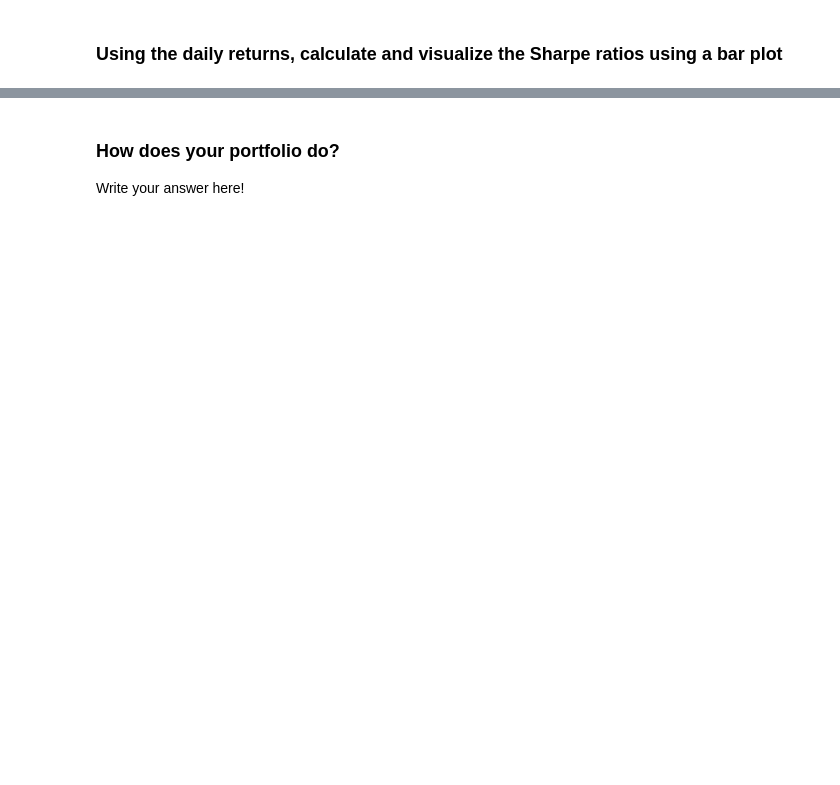
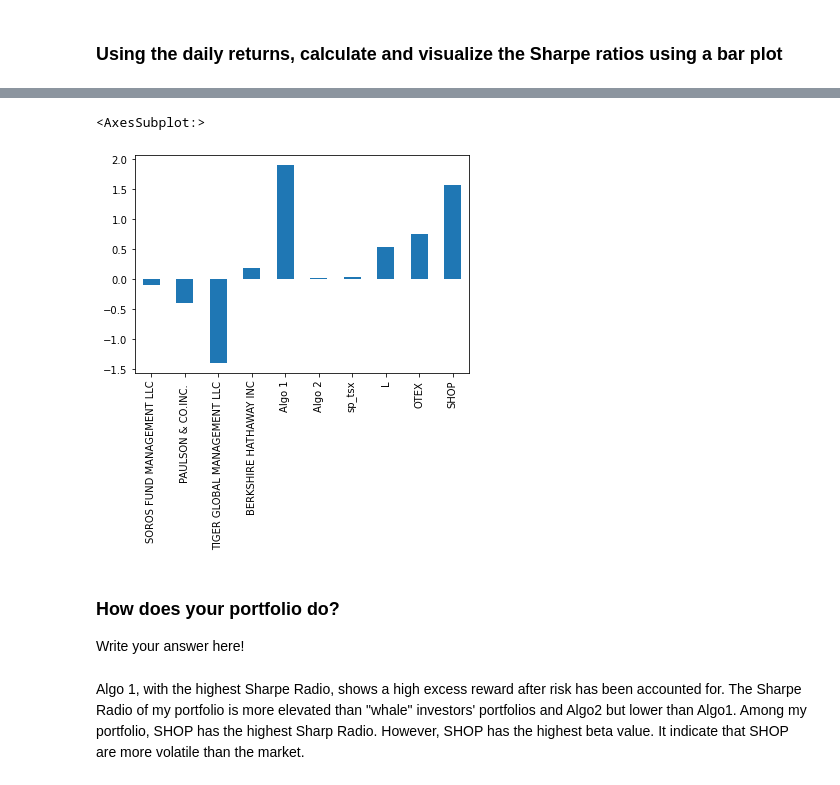
Before and after one commit to WanlinLi2021/Portfolio_Analysis, a Jupyter notebook: whale_analysis.ipynb, the cells around one changed output, grey strips where cells are left out. Cells and saved outputs as stored; diff of their text form; code cells hidden in the pictures; blank space fills up the shorter version.

```diff
--- a/whale_analysis.ipynb
+++ b/whale_analysis.ipynb
@@ -767,2 +843,4 @@ ValueError: endog and exog matrices are different sizes
 # %%
 # Calculate Annualized Sharpe Ratios
+sharpe =((df_all.mean()-0)*252)/(df_all.std()*np.sqrt(252))
+sharpe
@@ -769,6 +859,12 @@ ValueError: endog and exog matrices are different sizes
 # %%
 # Visualize the sharpe ratios as a bar plot
+sharpe.plot(kind = 'bar')
+# %% [output]
+<AxesSubplot:>
+[figure, added]
 # %% [markdown]
 ### How does your portfolio do?
 
 Write your answer here!
+# %% [markdown]
+Algo 1, with the highest Sharpe Radio, shows a high excess reward after risk has been accounted for. The Sharpe Radio of my portfolio is more elevated than "whale" investors' portfolios and Algo2 but lower than Algo1. Among my portfolio, SHOP has the highest Sharp Radio. However, SHOP has the highest beta value. It indicate that SHOP are more volatile than the market.
```
Also changed, not shown: parts of 14 cells of this notebook.
